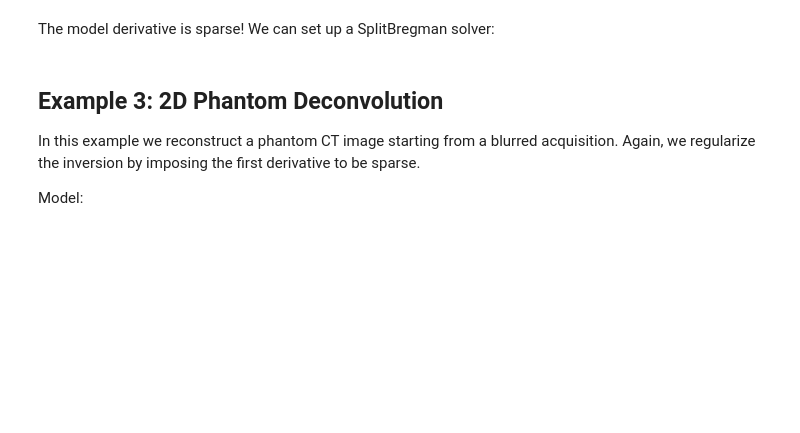
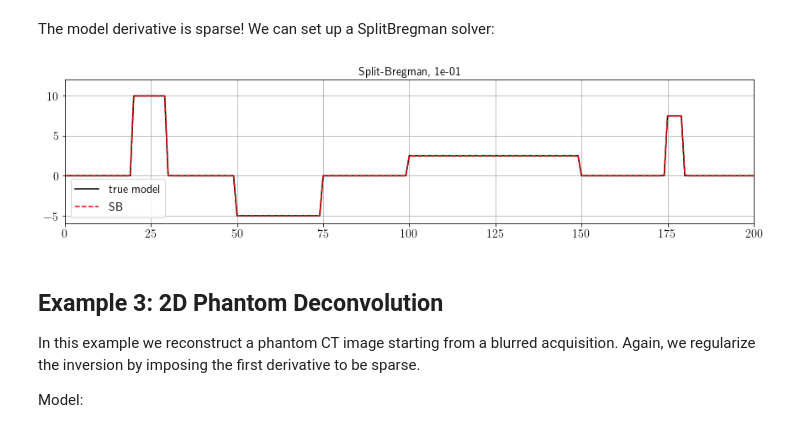
Before and after one commit to fpicetti/occamypy, a Jupyter notebook: tutorials/SplitBregman Examples.ipynb, the cells around one changed output. Saved outputs shown, nothing was run; the diff lists cells and outputs as text; code cells hidden in the pictures; blank space fills up the shorter version.

```diff
--- a/tutorials/SplitBregman Examples.ipynb
+++ b/tutorials/SplitBregman Examples.ipynb
@@ -225,24 +253,26 @@ plt.show()
 # %% [markdown]
 The model derivative is sparse! We can set up a SplitBregman solver:
 # %%
-problem = ProblemLinearReg(x.clone().zero(), y, G, regsL1=TV, epsL1=.1)
+problem = occamypy.RegularizedLeastSquares(x.clone().zero(), y, G, regsL1=D, epsL1=.1)
 
-SB = SplitBregmanSolver(BasicStopper(1000), niter_inner=5, niter_solver=10,
+SB = occamypy.SplitBregman(occamypy.BasicStopper(1000), niter_inner=5, niter_solver=10,
                         linear_solver='LSQR', breg_weight=1., warm_start=True)
 SB.setDefaults(save_obj=True, save_model=True)
 
-SB.run(problem, verbose=True, inner_verbose=False)
+SB.run(problem, verbose=False, inner_verbose=False)
 # %%
 fig, ax = plt.subplots(figsize=(12, 3))
 plt.plot(x.getNdArray(), 'k', label="true model")
 plt.plot(problem.model.getNdArray(), 'r--', label="SB")
-plt.title('Split-Bregman, ε=%.e' % problem.epsL1)
+plt.title('Split-Bregman, %.e' % problem.epsL1[0])
 plt.ylim(-6, 12)
 ax.autoscale(enable=True, axis='x', tight=True)
 plt.grid(True)
 plt.legend()
 plt.tight_layout(.5)
 plt.show()
+# %% [output]
+[figure, added]
 # %% [markdown]
 ##  Example 3: 2D Phantom Deconvolution
 
```
Also changed, not shown: parts of 20 cells of this notebook.
